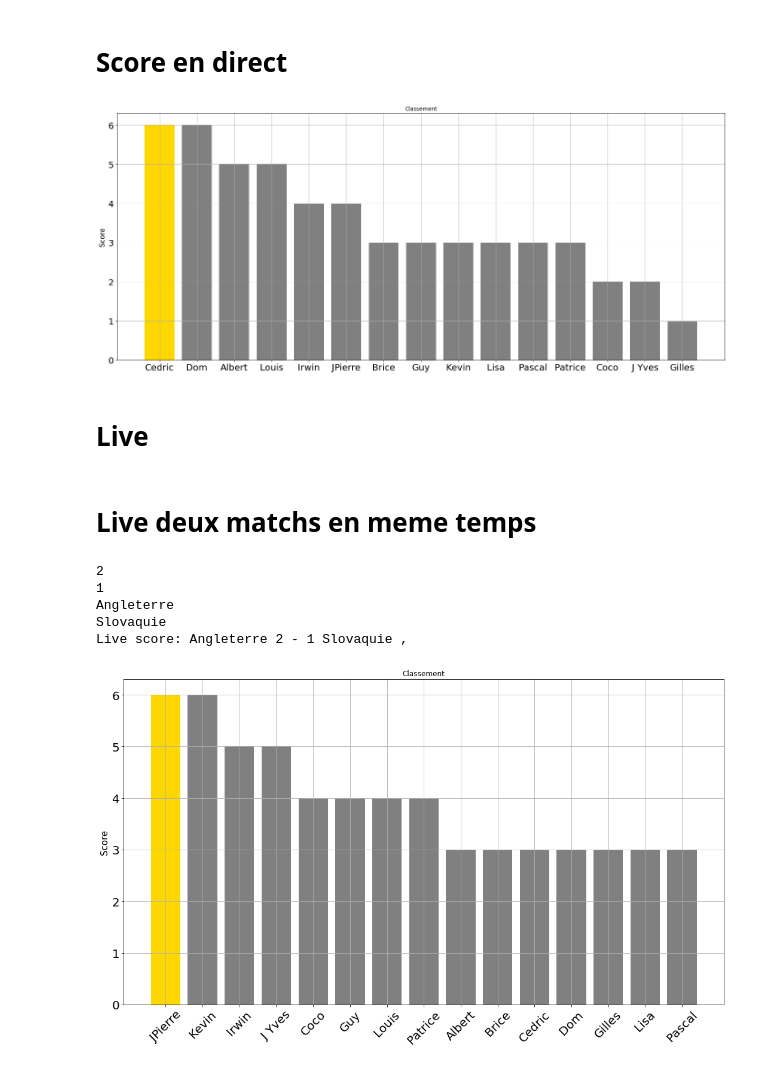
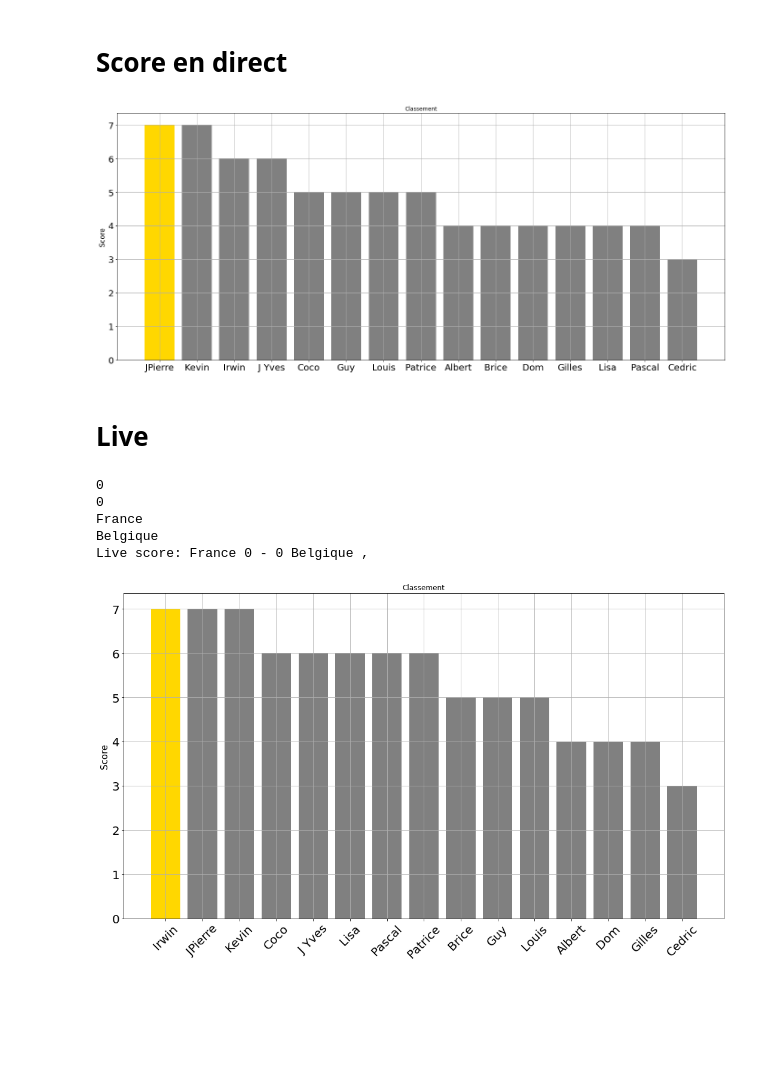
Before and after one commit to coraliegrobel/Classement, a Jupyter notebook: test2.ipynb, the cells around one changed output. Drawn from its saved outputs; the diff is of its cells as text; code cells hidden in the pictures; blank space fills up the shorter version.

Commit message:
Update classement plot

```diff
--- a/test2.ipynb
+++ b/test2.ipynb
@@ -40,7 +40,8 @@ for match in all_match:
 # %%
 df["Suisse-Italie score_final"] = "2-0"
 df["All-Danemark score_final"] = "2-0"
-df["Angl-Slovak score_final"] = "0-1"
+df["Angl-Slovak score_final"] = "2-1"
+df["Esp-Georgie score_final"] = "4-1"
 # %%
 for match in all_match:
     s = match + " points"
@@ -170,6 +141,6 @@ plt.show()
 
 plt.close()
 # %% [output]
-[figure, old version]
+[figure, new version]
 # %% [markdown]
 # Live
@@ -256,2 +146,0 @@ while True:
-# %% [markdown]
-# Live deux matchs en meme temps
@@ -404,7 +172,7 @@ while True:
 
     # Match 1
     driver1 = webdriver.Chrome(options=chrome_options)
-    driver1.get("https://www.livescore.in/fr/match/QZ9sqLro/#/resume-du-match/resume-du-match")
+    driver1.get("https://www.livescore.in/fr/match/K4DPGJgf/#/resume-du-match/resume-du-match")
 
     # Match 2
     #driver2 = webdriver.Chrome(options=chrome_options)
@@ -463,14 +231,14 @@ while True:
 
         # Match 1 DataFrame update
         if domicile1 and exterieur1:
-            df['Angl-Slovak score_final'] = str(domicile1.text) + "-" + str(exterieur1.text)
-            s = "Angl-Slovak points"
-            a = "Angl-Slovak real winner"
-            int_ = "Angl-Slovak basic"
-            score = "Angl-Slovak score_final"
+            df['France-Belgique score_final'] = str(domicile1.text) + "-" + str(exterieur1.text)
+            s = "France-Belgique points"
+            a = "France-Belgique real winner"
+            int_ = "France-Belgique basic"
+            score = "France-Belgique score_final"
             df[a] = df[score].apply(lambda x: compute_winner(x))
-            df[s] = np.where(df["Angl-Slovak score_final"] == df['Angl-Slovak'], 3, 0)
-            df[int_] = np.where(df["Angl-Slovak winner"] == df[a], 1, 0)
+            df[s] = np.where(df["France-Belgique score_final"] == df['France-Belgique'], 3, 0)
+            df[int_] = np.where(df["France-Belgique winner"] == df[a], 1, 0)
             df[int_] = df.apply(lambda row: 0 if row[s] == 3 else row[int_], axis=1)
             df[s] = df[s] + df[int_]
             df.drop(int_, axis=1, inplace=True)
@@ -494,36 +262,36 @@ while True:
         df['total_score'] = df[score_columns].sum(axis=1)
         test = pd.DataFrame(df.groupby(["Participants"])["total_score"].max().sort_values(ascending=False))
         test.reset_index(inplace=True)
         affichage_2 = df[affichage].sort_values("total_score", ascending=False)
         affichage_2.to_html('classement_table.html', index=False)
 
         plt.figure(figsize=(18, 10))
         plt.bar(test["Participants"], test["total_score"], color=['gold', "grey","grey","grey","grey","grey","grey","grey","grey","grey","grey","grey","grey","grey","grey"] * 11)
         plt.ylabel('Score', fontsize=15)
         plt.title('Classement')
         plt.xticks(fontsize=20, rotation=45)
         plt.yticks(fontsize=20)
         plt.grid(True)
         plt.savefig('classement.png')
         plt.show()
         plt.close()
 
         status_output = subprocess.run(['git', 'status', '--porcelain'], capture_output=True, text=True).stdout.strip()
 
         if status_output:
             subprocess.run(['git', 'add', 'classement.png', 'index.html', 'classement_table.html', "test2.ipynb", "index.html", "live_score.html"], check=True)
             subprocess.run(['git', 'commit', '-m', 'Update classement plot'], check=True)
             subprocess.run(['git', 'push'], check=True)
     finally:
         driver1.quit()
         #driver2.quit()
 
     # Sleep for 4 minutes (4 minutes * 60 seconds)
     time.sleep(4 * 60)
 # %% [output]
-2
-1
-Angleterre
-Slovaquie
-Live score: Angleterre 2 - 1 Slovaquie ,
+0
+0
+France
+Belgique
+Live score: France 0 - 0 Belgique ,
-[figure, old version]
+[figure, new version]
```
Also changed, not shown: parts of 7 cells of this notebook.
